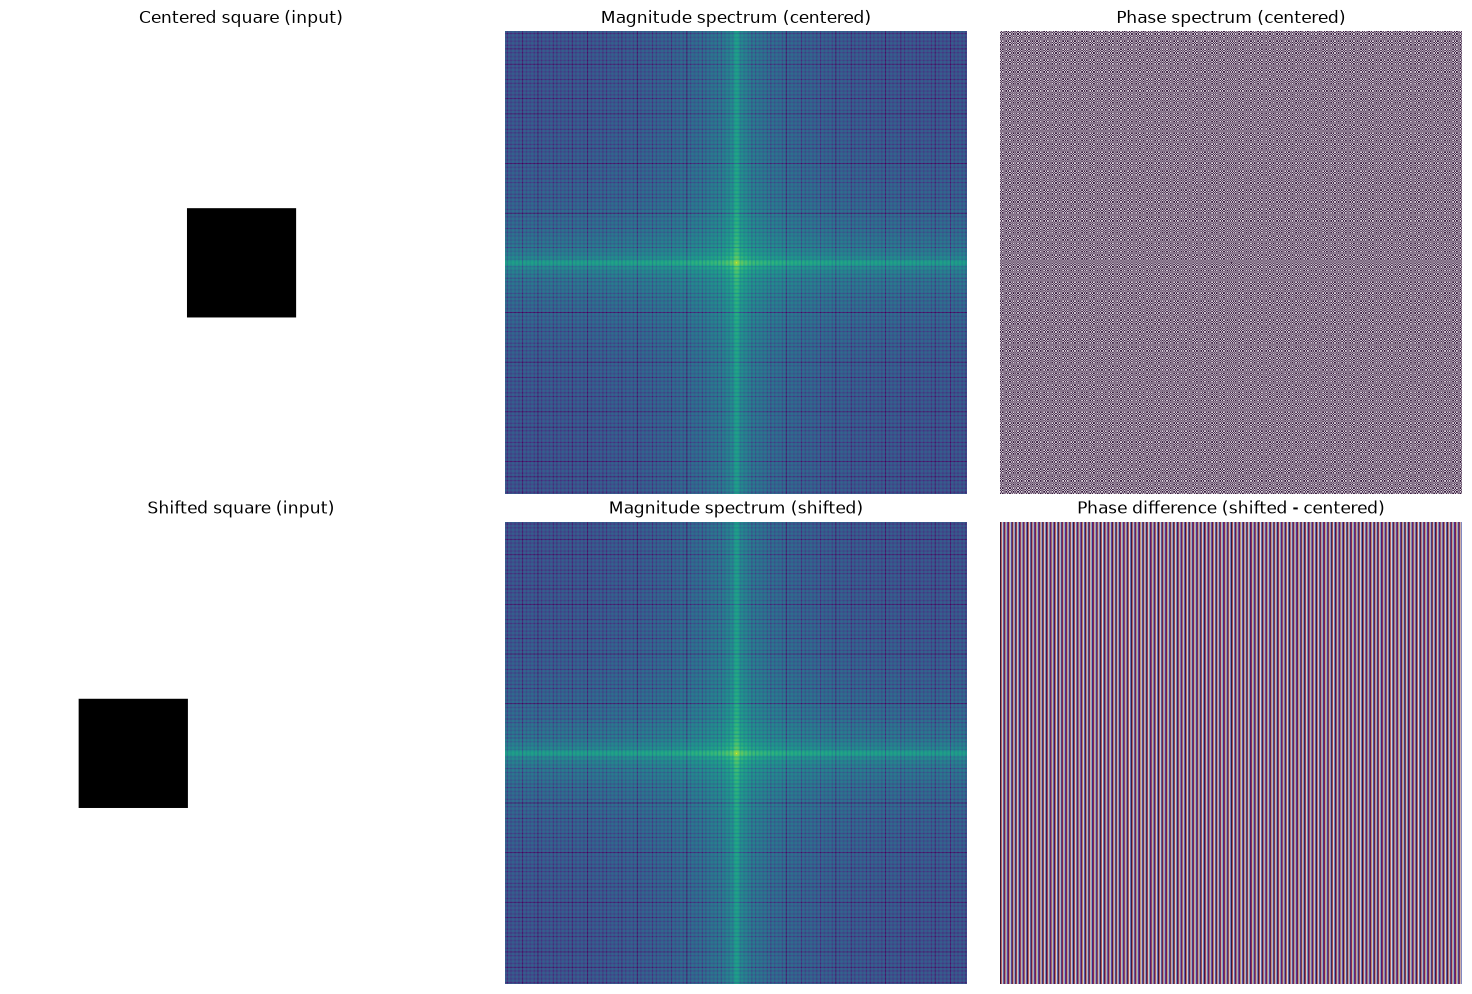
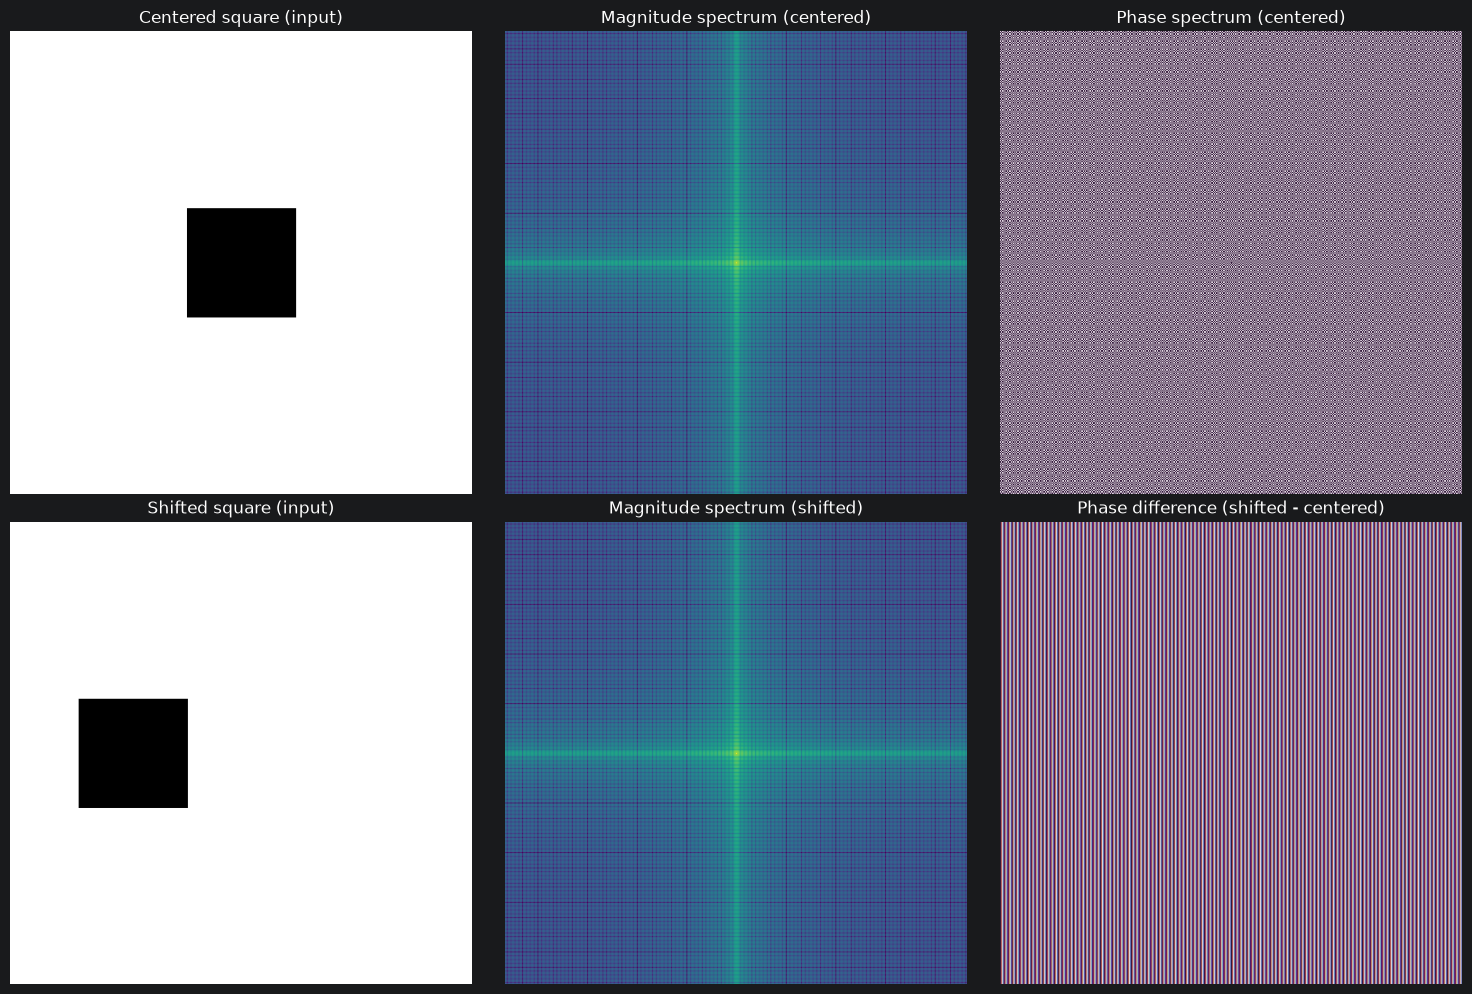
The notebook cell's code change between the first figure and the second:
--- before
+++ after
@@ -8,10 +8,10 @@
 
 # Load the two images and convert to grayscale numpy arrays
-gray1 = np.asarray(Image.open(output1).convert('L'), dtype=float)
-gray2 = np.asarray(Image.open(output2).convert('L'), dtype=float)
+square1 = np.asarray(Image.open(output1).convert('L'), dtype=float)
+square2 = np.asarray(Image.open(output2).convert('L'), dtype=float)
 
 # Compute 2D FFT and shift zero-frequency component to the center
-fft1 = np.fft.fftshift(np.fft.fft2(gray1))
-fft2 = np.fft.fftshift(np.fft.fft2(gray2))
+fft1 = np.fft.fftshift(np.fft.fft2(square1))
+fft2 = np.fft.fftshift(np.fft.fft2(square2))
 
 # Magnitude (log-scaled for visibility) and phase spectra
@@ -26,5 +26,5 @@
 fig, axes = plt.subplots(2, 3, figsize=(15, 10))
 
-axes[0, 0].imshow(gray1, cmap='gray')
+axes[0, 0].imshow(square1, cmap='gray')
 axes[0, 0].set_title('Centered square (input)')
 axes[0, 1].imshow(mag1, cmap='viridis')
@@ -33,5 +33,5 @@
 axes[0, 2].set_title('Phase spectrum (centered)')
 
-axes[1, 0].imshow(gray2, cmap='gray')
+axes[1, 0].imshow(square2, cmap='gray')
 axes[1, 0].set_title('Shifted square (input)')
 axes[1, 1].imshow(mag2, cmap='viridis')

Commit: Cleanup